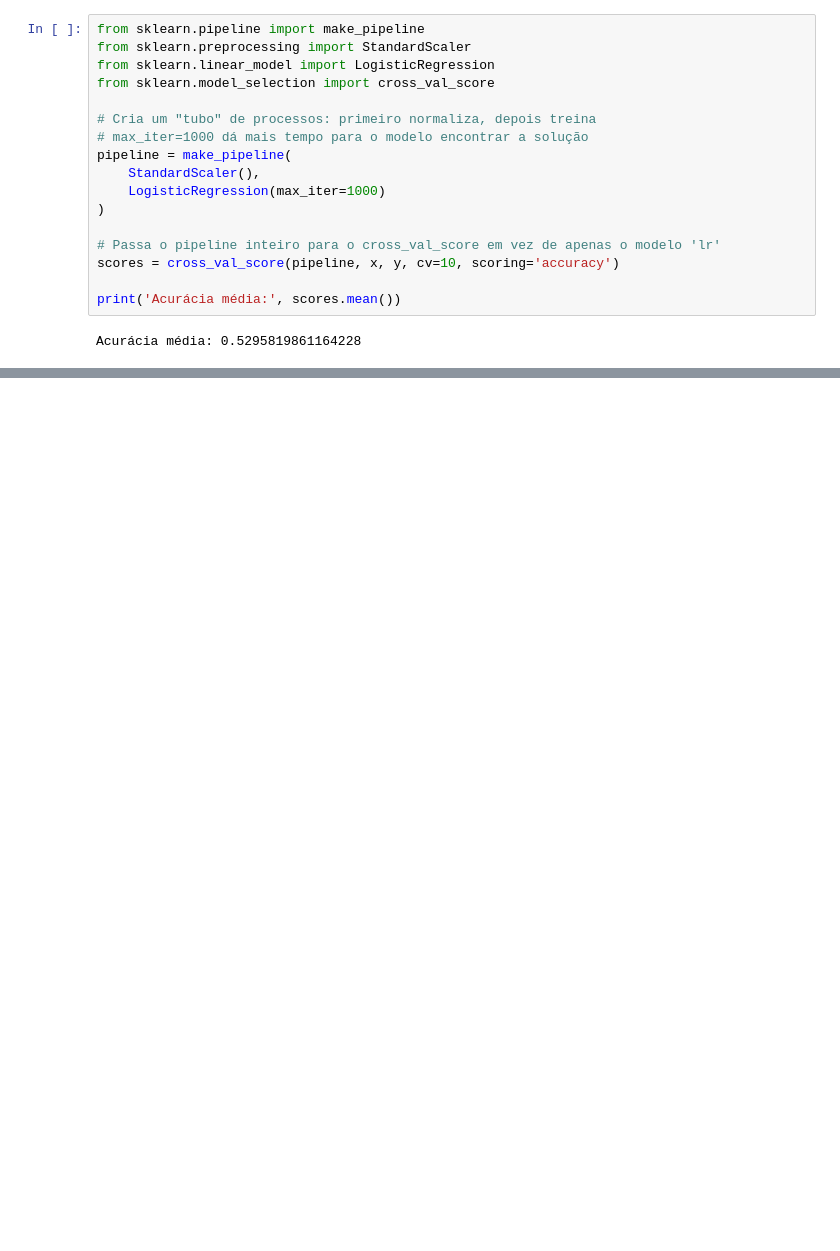
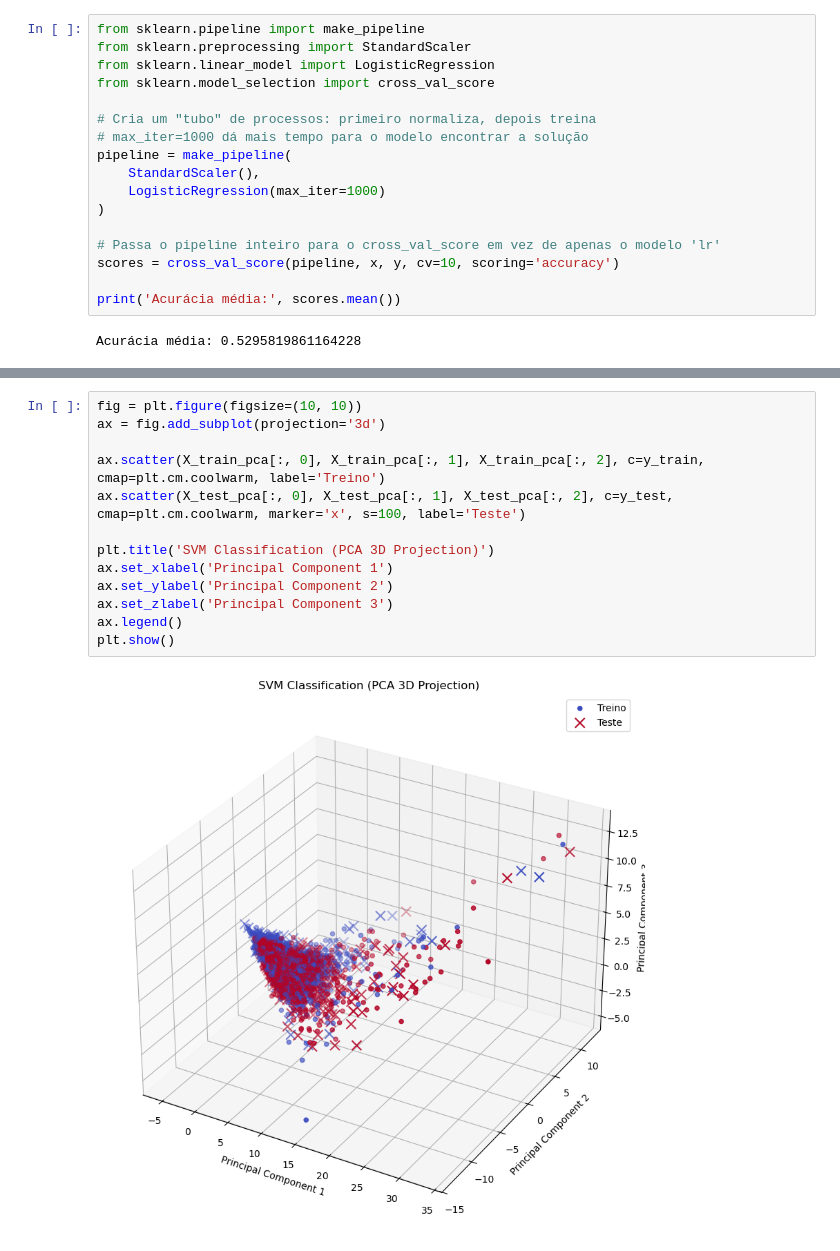
Before and after one commit to Curummin/AprendizadoSupervisionado, a Jupyter notebook: classficacao.ipynb, the cells around one changed output, grey strips where cells are left out. Drawn from its saved outputs; the diff is of its cells as text; blank space fills up the shorter version.

```diff
--- a/classficacao.ipynb
+++ b/classficacao.ipynb
@@ -89,0 +143,15 @@ Acurácia média: 0.5295819861164228
+# %%
+fig = plt.figure(figsize=(10, 10))
+ax = fig.add_subplot(projection='3d')
+
+ax.scatter(X_train_pca[:, 0], X_train_pca[:, 1], X_train_pca[:, 2], c=y_train, cmap=plt.cm.coolwarm, label='Treino')
+ax.scatter(X_test_pca[:, 0], X_test_pca[:, 1], X_test_pca[:, 2], c=y_test, cmap=plt.cm.coolwarm, marker='x', s=100, label='Teste')
+
+plt.title('SVM Classification (PCA 3D Projection)')
+ax.set_xlabel('Principal Component 1')
+ax.set_ylabel('Principal Component 2')
+ax.set_zlabel('Principal Component 3')
+ax.legend()
+plt.show()
+# %% [output]
+[figure, added]
```
Also changed, not shown: parts of 8 cells of this notebook, 3 other files.
